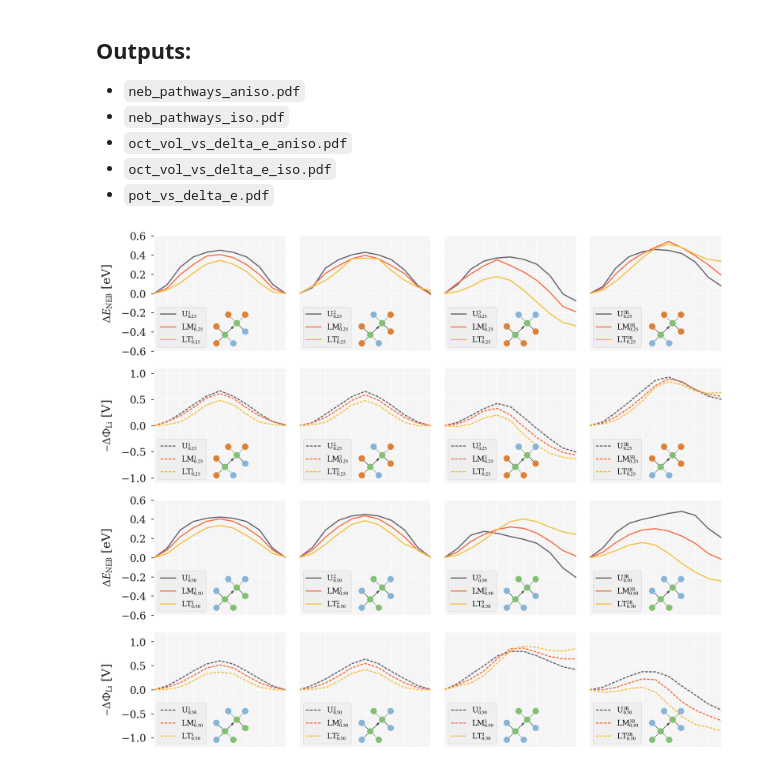
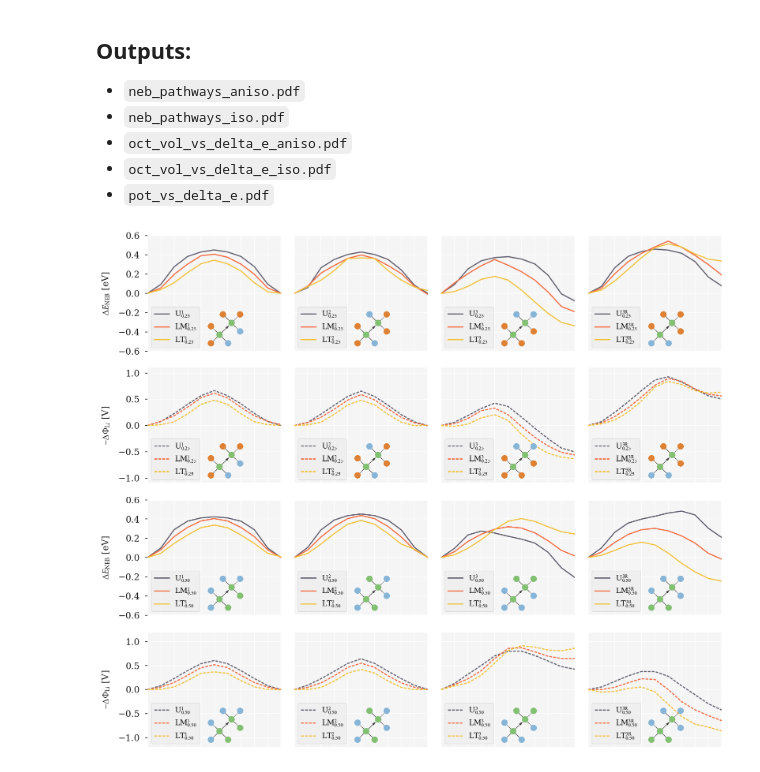
Before and after one commit to bjmorgan/data_NEB_spinel, a Jupyter notebook: analysis/spinel_paper_generating_figures.ipynb, the cells around one changed output. Drawn from its saved outputs; the diff is of its cells as text; code cells hidden in the pictures.

```diff
--- a/analysis/spinel_paper_generating_figures.ipynb
+++ b/analysis/spinel_paper_generating_figures.ipynb
@@ -69,8 +69,8 @@ data_spinel = pd.read_csv( '{}/spinel_iso_data.csv'.format( data_dir ), delim_wh
 '''
 
 neb_params = { 'font.size': 10,
-               'axes.labelsize': 16,
-               'ytick.labelsize': 14 }
+               'axes.labelsize': 12,
+               'ytick.labelsize': 12 }
 ff.set_rcParams( neb_params )
 
 ncols=4
@@ -111,34 +111,34 @@ for i, path in enumerate( [ '1','2','3','3R'] ):
             x,y = ff.interpolate_df(data_spinel.loc[(data_spinel['path'] == path)
                         & (data_spinel['conc'] == conc)
                         & (data_spinel['strain'] == strain)]['delta_E'],[0,10],0.01)
             #print(data_spinel.loc[(data_spinel['path'] == path)
             #            & (data_spinel['conc'] == conc)
             #            & (data_spinel['strain'] == strain)]['delta_E'])
             e_axis.plot(x, y, c=ff.colours[strain], label=label )
             e_axis.legend( loc='lower left' )
 
             x,y = ff.interpolate_df(data_spinel.loc[(data_spinel['path'] == path)
                         & (data_spinel['conc'] == conc)
                         & (data_spinel['strain'] == strain)]['d_pot'],[0,10],0.01)
             p_axis.plot(x,y,c=ff.colours[strain],linestyle='dashed', label=label )
             p_axis.legend( loc='lower left' )
 
 fig.tight_layout()
 
 # Add pathway schematic png figures
 xyz = ( 0.265, 0.45, 0.04 )
 for i, e in enumerate( [ '1', '2', '3','3R'] ):
     for j, conc in enumerate (['0.25','0.50']):
         pot_index=(j*2)+1
         ene_index=(j*2)
         image_filename="{}/{}_{}.png".format(pathway_dir, e, conc)
         ff.place_image(fig, axes[ene_index,i], image_filename, *xyz )
         ff.place_image(fig, axes[pot_index,i], image_filename, *xyz )
 fig.savefig( '{}/neb_pathways_iso.pdf'.format( figures_dir ) )
 
 ff.set_rcParams( ff.master_formatting )
 # %% [output]
-[figure, old version]
+[figure, new version]
 # %%
 '''
    Produces Fig 7 in manuscript
```
Also changed, not shown: parts of 5 cells of this notebook, 5 other files.
